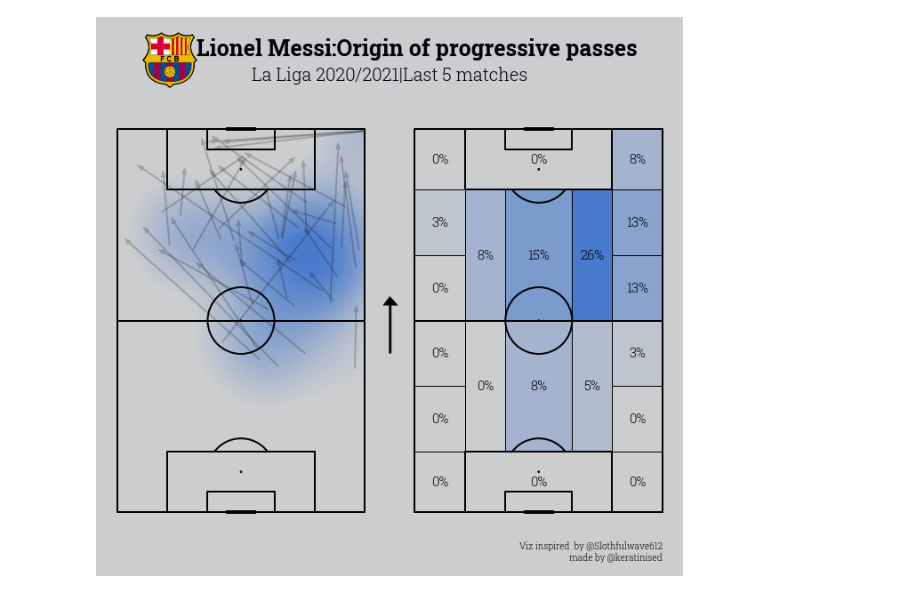
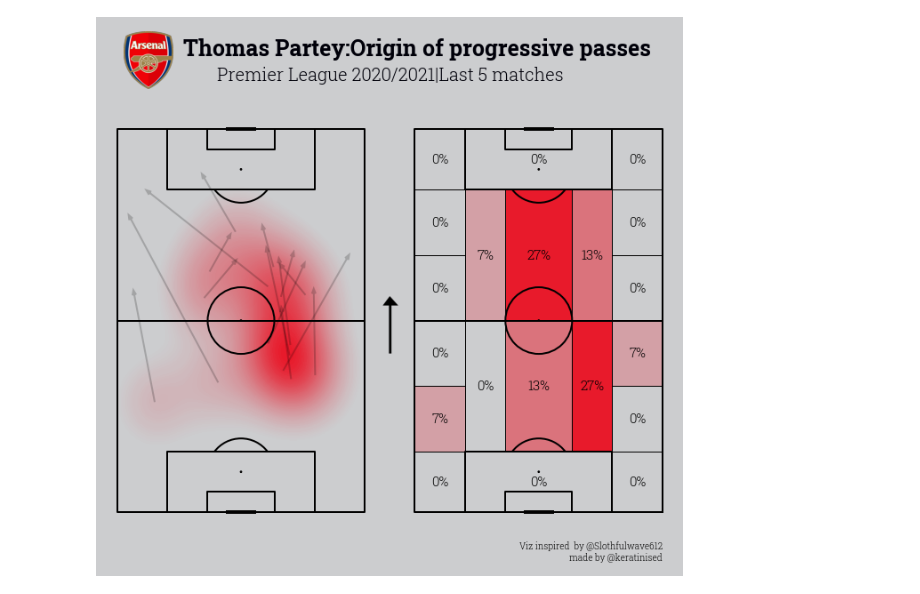
Before and after one commit to clxrse/open_mod, a Jupyter notebook: ProgPassAnalysis.ipynb, the cells around one changed output. Saved outputs shown, nothing was run; the diff lists cells and outputs as text; code cells hidden in the pictures.

```diff
--- a/ProgPassAnalysis.ipynb
+++ b/ProgPassAnalysis.ipynb
@@ -9,9 +8,10 @@ from io import StringIO
 from highlight_text import ax_text
 # %%
 ##Loading the dataset(from https://github.com/clxrse/match_data)
-df = pd.read_csv(r'https://raw.githubusercontent.com/clxrse/match_data/main/Futbol%20Club%20Barcelona/20-21-last%205-6/combineddata.csv')
+df = pd.read_csv(r'https://raw.githubusercontent.com/clxrse/match_data/main/Arsenal/20-21-fewmatches/combineddataassna.csv')
 #Filtering specific player's data using wyscout definition
 playerName = input("Enter player Name(please use accented characters where needed):")
+team = input("Enter Player's team name:")
 typew = "{'value': 1, 'displayName': 'Successful'}"
 df = df.loc[(df.playerName==playerName) & (df.outcomeType == typew),
                  ['x', 'y', 'endX', 'endY']]
@@ -43,13 +41,26 @@ font_regular = FontManager(URL2)
 font_bold = FontManager(URL)
 # %%
 #Loading the club logo & Arrow
-logourl = "https://upload.wikimedia.org/wikipedia/en/thumb/4/47/FC_Barcelona_%28crest%29.svg/1200px-FC_Barcelona_%28crest%29.svg.png"
+if team == "Barcelona":
+    logourl = "https://upload.wikimedia.org/wikipedia/en/thumb/4/47/FC_Barcelona_%28crest%29.svg/1200px-FC_Barcelona_%28crest%29.svg.png"
+elif team == "Arsenal":
+    logourl= "https://raw.githubusercontent.com/clxrse/open_mod/main/logo.png"
+else :
+    logourl="Ok"
+
 LOGO_URL = logourl
 logo = Image.open(urlopen(LOGO_URL))
 
 arrowurl = "https://raw.githubusercontent.com/clxrse/open_mod/main/straightarrow.png"
 arrow_url = arrowurl
 arrow = Image.open(urlopen(arrow_url))
+
+if team =="Barcelona":
+    League = "La Liga"
+elif team =="Arsenal":
+    League = "Premier League"
+else :
+    League = "ok"
 # %%
 #Make a custom cmap (use a color of your choice here I have chosen #cccdcf as pitch color and #477acc as cmap color)
 pitch_color = input("Enter a color(hex):")
@@ -75,33 +81,33 @@ bin_statistic = pitch.bin_statistic_positional(passA.x, passA.y, statistic='coun
 
 pitch.heatmap_positional(bin_statistic, ax=axs['pitch'][1],
                          cmap=cmap, edgecolors='#000000')
 
 labels = pitch.label_heatmap(bin_statistic, color='black', fontsize=15,
                              ax=axs['pitch'][1], ha='center', va='center',
                              str_format='{:.0%}',fontproperties=font_regular.prop)
 
 
 from mplsoccer.quiver import arrows
 lines = pitch.arrows(xstart=passA.x,ystart=passA.y,xend=passA.endX,yend=passA.endY,alpha=0.2,color='#000000',width=2,headlength=4,zorder=1,ax=axs['pitch'][0])
 
 
 
 
 #add text
 CREDIT_1 = "Viz inspired  by @Slothfulwave612"
 CREDIT_2 = f'made by {your_twitter_username}'
 axs['endnote'].text(1, 0.5, f"{CREDIT_1}\n{CREDIT_2}", va='center', ha='right', fontsize=10,fontproperties=font_regular.prop,color='black')
 
 axs['title'].text(0.55, 0.7,  f'{playerName}:Origin of progressive passes', color='#000009',va='center', ha='center', fontproperties=font_bold.prop, fontsize=25)
 
 
-axs['title'].text(0.5, 0.4, "La Liga 2020/2021|Last 5 matches", color='#000009',va='center', ha='center', fontproperties=font_regular.prop, fontsize=20)
+axs['title'].text(0.5, 0.4, f'{League} 2020/2021|Last 5 matches', color='#000009',va='center', ha='center', fontproperties=font_regular.prop, fontsize=20)
 
 
-ax_logo = add_image(logo, fig,left=0.09,bottom=0.86,height=0.1)
+ax_logo = add_image(logo, fig,left=0.06,bottom=0.86,height=0.1)
 
 ax_arrow = add_image(arrow, fig,left=0.488,bottom=0.4,height=0.1)
 
 plt.savefig(f'{playerName} progrpass.png',dpi=500)
 # %% [output]
-[figure, old version]
+[figure, new version]
```
Also changed, not shown: parts of 5 cells of this notebook.
